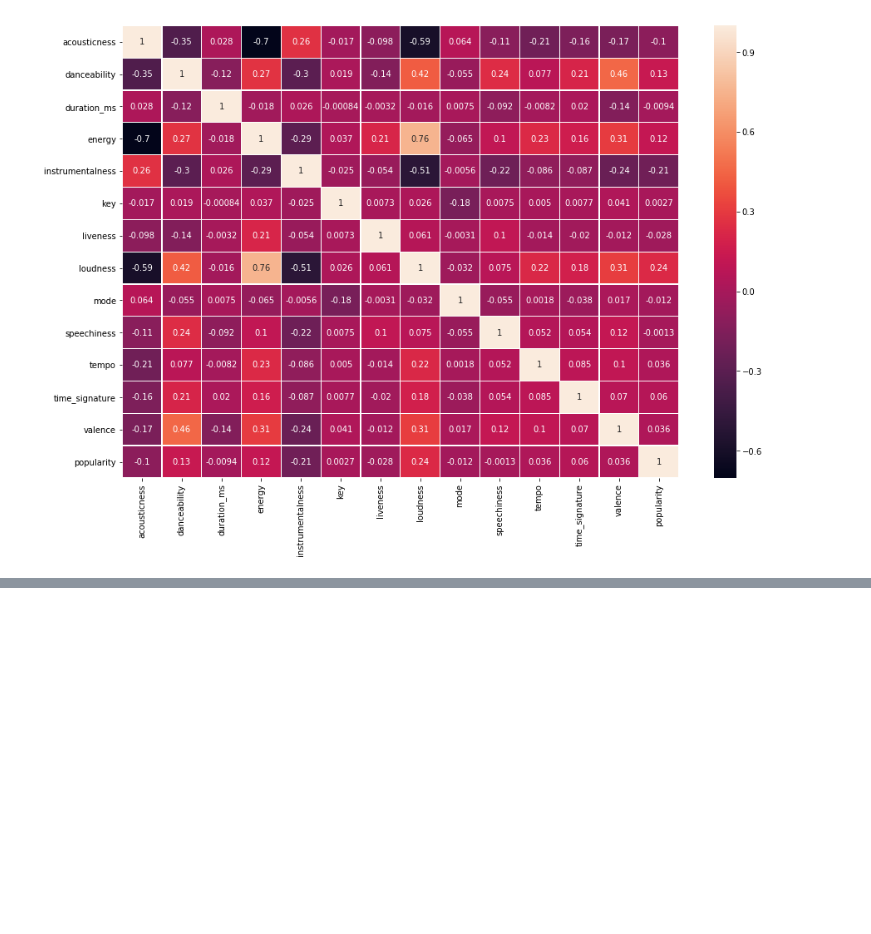
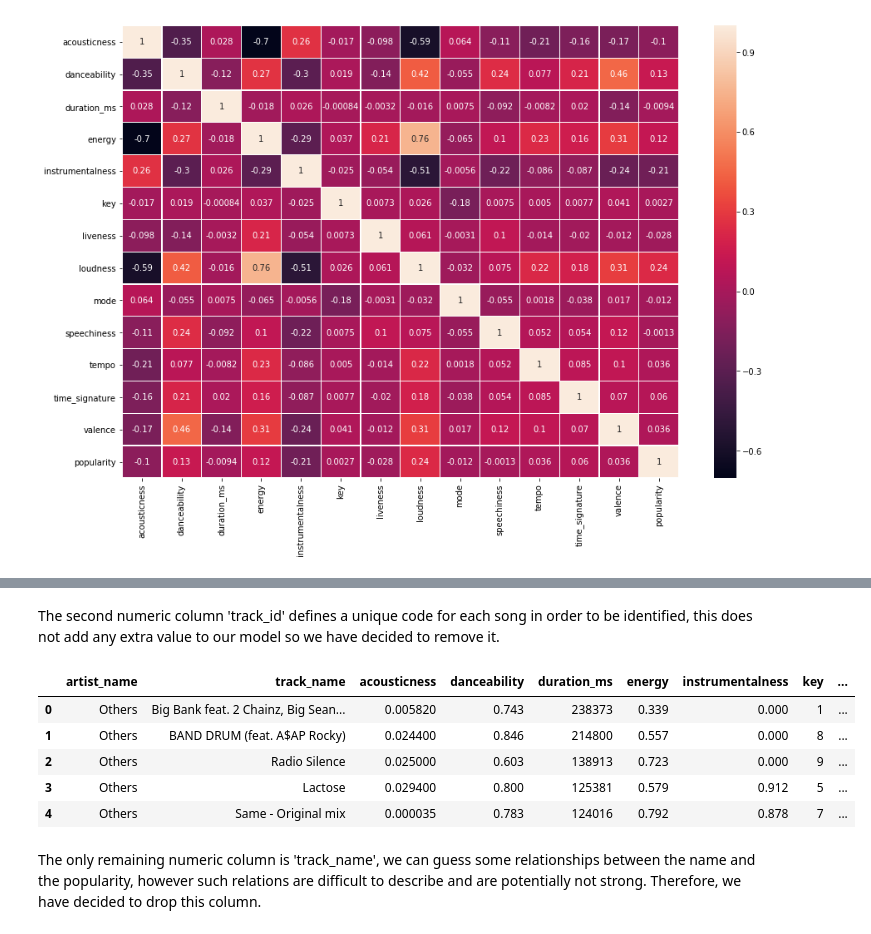
Before and after one commit to AlbertoCastellanos/Ironhack_Data_FinalProject, a Jupyter notebook: main.ipynb, the cells around one changed output, grey strips where cells are left out. Drawn from its saved outputs; the diff is of its cells as text; code cells hidden in the pictures; blank space fills up the shorter version.

Commit message:
model training, issues in git resolved

```diff
--- a/main.ipynb
+++ b/main.ipynb
@@ -141,0 +166,4 @@ AttributeError: 'AxesSubplot' object has no attribute 'plt'
+# %%
+display(len(spotify['artist_name'].value_counts()))
+valc=spotify['artist_name'].value_counts()
+display(valc)
@@ -141,0 +191,13 @@ AttributeError: 'AxesSubplot' object has no attribute 'plt'
+# %%
+valOver50=[valc.index[i] for i,e in enumerate(valc) if e>=50]
+# %%
+def classifyToOthers(listToPreserve, df, column):
+    res=[]
+    for e in df[column]:
+        if e in listToPreserve:
+            res.append(e)
+        else:
+            res.append('Others')
+    return res
+# %%
+spotify['artist_name']=classifyToOthers(valOver50,spotify,'artist_name')
@@ -141,0 +224,14 @@ AttributeError: 'AxesSubplot' object has no attribute 'plt'
+# %% [markdown]
+The second numeric column 'track_id' defines a unique code for each song in order to be identified, this does not add any extra value to our model so we have decided to remove it.
+# %%
+spotifyFilt=spotify.drop(columns=['track_id'])
+spotifyFilt.head()
+# %% [output]
+|  | artist_name | track_name | acousticness | danceability | duration_ms | energy | instrumentalness | key | ... |
+| 0 | Others | Big Bank feat. 2 Chainz, Big Sean... | 0.005820 | 0.743 | 238373 | 0.339 | 0.000 | 1 | ... |
+| 1 | Others | BAND DRUM (feat. A$AP Rocky) | 0.024400 | 0.846 | 214800 | 0.557 | 0.000 | 8 | ... |
+| 2 | Others | Radio Silence | 0.025000 | 0.603 | 138913 | 0.723 | 0.000 | 9 | ... |
+| 3 | Others | Lactose | 0.029400 | 0.800 | 125381 | 0.579 | 0.912 | 5 | ... |
+| 4 | Others | Same - Original mix | 0.000035 | 0.783 | 124016 | 0.792 | 0.878 | 7 | ... |
+# %% [markdown]
+The only remaining numeric column is 'track_name', we can guess some relationships between the name and the popularity, however such relations are difficult to describe and are potentially not strong. Therefore, we have decided to drop this column.
```
Also changed, not shown: parts of 51 cells of this notebook.
